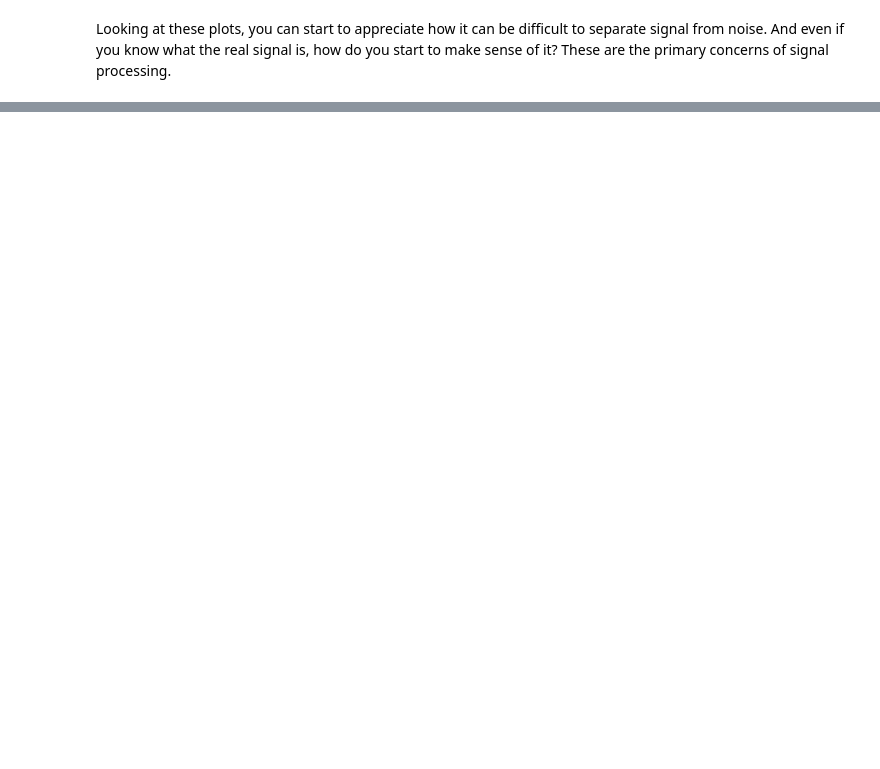
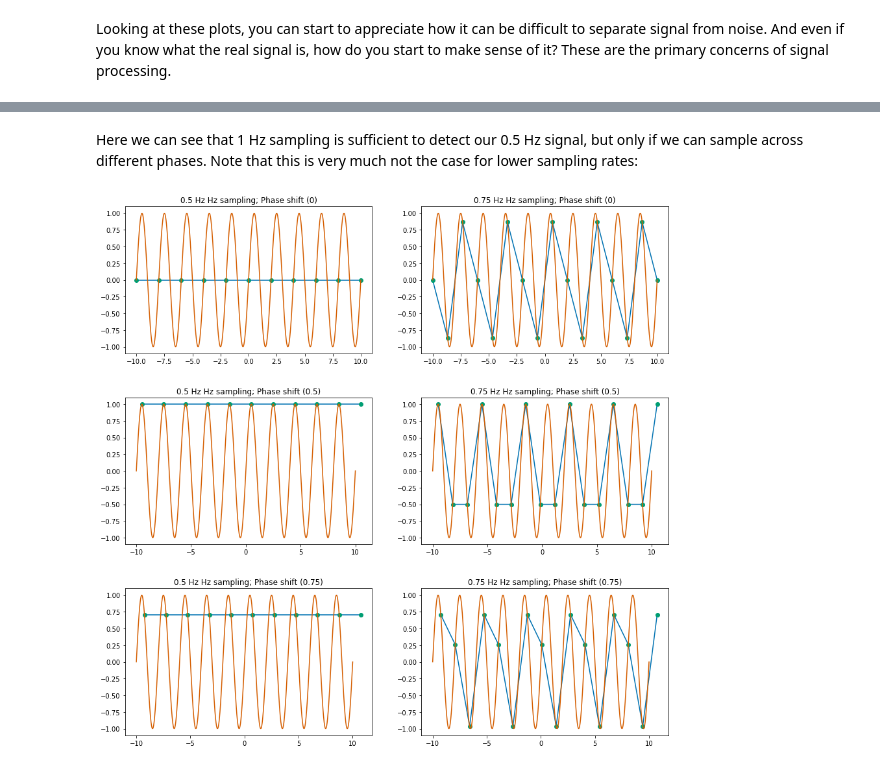
Before and after one commit to TheJacksonLaboratory/images-as-signals, a Jupyter notebook: lessons/1-Sampling_Theorem.ipynb, the cells around one changed output, grey strips where cells are left out. Saved outputs shown, nothing was run; the diff lists cells and outputs as text; code cells hidden in the pictures; blank space fills up the shorter version.

```diff
--- a/lessons/1-Sampling_Theorem.ipynb
+++ b/lessons/1-Sampling_Theorem.ipynb
@@ -157,0 +202,29 @@ for i in range(len(n_samples)):
+# %% [markdown]
+Here we can see that 1 Hz sampling is sufficient to detect our 0.5 Hz signal, but only if we can sample across different phases. Note that this is very much not the case for lower sampling rates:
+# %%
+f = 1/2
+n_samples = [11, 16]
+rates = ['0.5 Hz', '0.75 Hz']
+shifts = [0, 0.5, 0.75]
+x_smooth = np.linspace(-10, 10, 1000)
+y_smooth = np.sin(x_smooth*f*(2*np.pi))
+
+rows = len(shifts)
+cols = len(rates)
+
+fig, ax = plt.subplots(nrows=rows,
+                       ncols=cols,
+                       figsize=(15,15))
+fig.subplots_adjust(hspace=.3)
+
+for col in range(cols):
+    for row in range(rows):
+        x = np.linspace(-10, 10, n_samples[col]) + shifts[row]
+        y = np.sin(x*f*(2*np.pi))
+        ax[row, col].set_title(f"{rates[col]} Hz sampling; "
+                               f"Phase shift ({shifts[row]})")
+        ax[row, col].plot(x, y)
+        ax[row, col].plot(x, y, 'o')
+        ax[row, col].plot(x_smooth, y_smooth)
+# %% [output]
+[figure, added]
```
Also changed, not shown: parts of 17 cells of this notebook.
